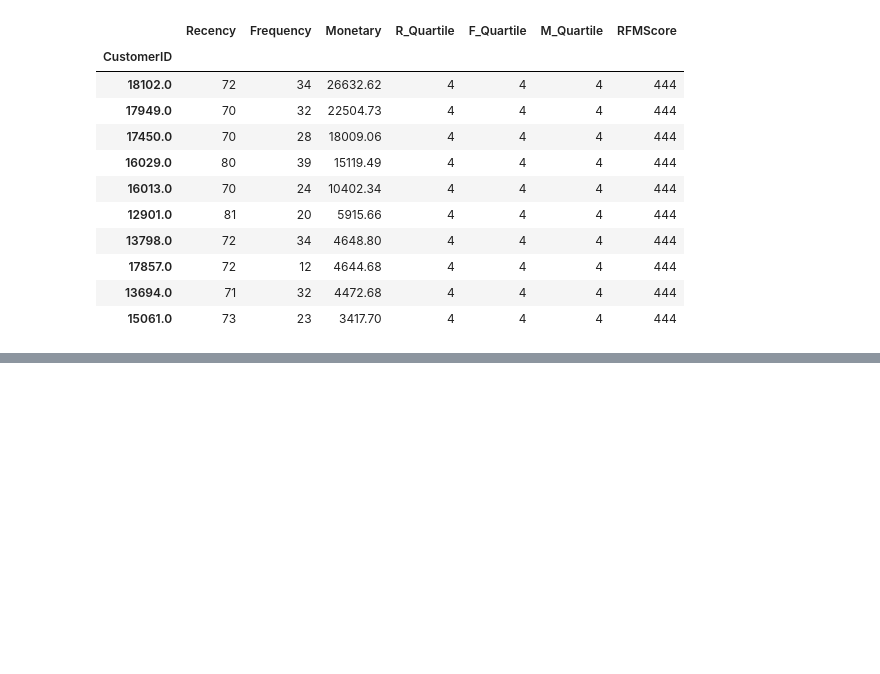
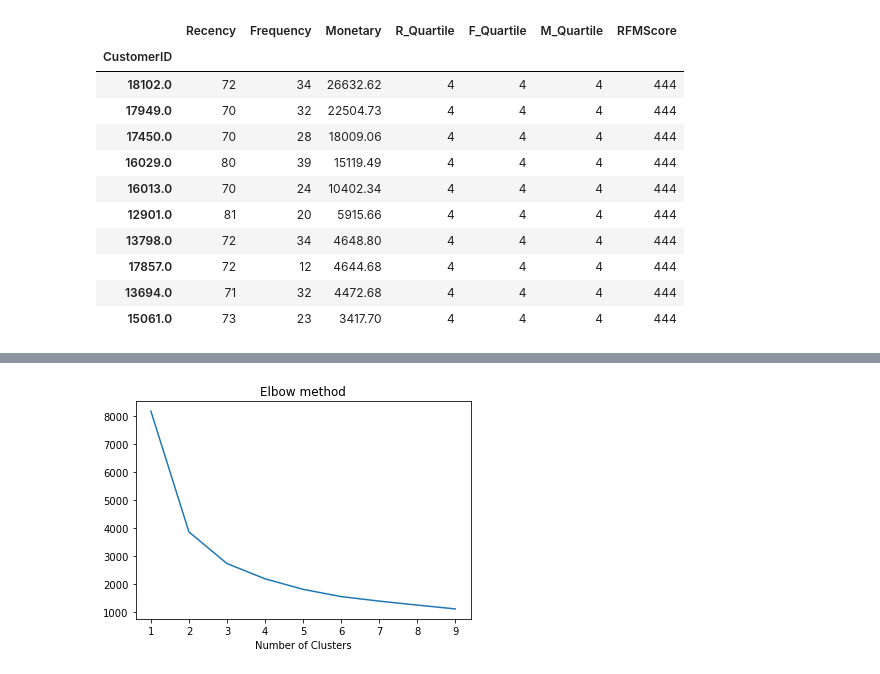
Before and after one commit to iam-ajitkumartoppo/customer_segmentation, a Jupyter notebook: Customer segmentation.ipynb, the cells around one changed output, grey strips where cells are left out. Drawn from its saved outputs; the diff is of its cells as text; code cells hidden in the pictures; blank space fills up the shorter version.

```diff
--- a/Customer segmentation.ipynb
+++ b/Customer segmentation.ipynb
@@ -429,0 +522,13 @@ rfm_segmentation[rfm_segmentation['RFMScore']=='444'].sort_values('Monetary', as
+# %%
+from sklearn.cluster import KMeans
+
+kmeans_models = [KMeans(n_clusters=k, random_state=23).fit(df_log) for k in range (1, 10)]
+innertia = [model.inertia_ for model in kmeans_models]
+
+plt.plot(range(1, 10), innertia)
+plt.title('Elbow method')
+plt.xlabel('Number of Clusters')
+plt.ylabel('')
+plt.show()
+# %% [output]
+[figure, added]
```
Also changed, not shown: parts of 26 cells of this notebook.
